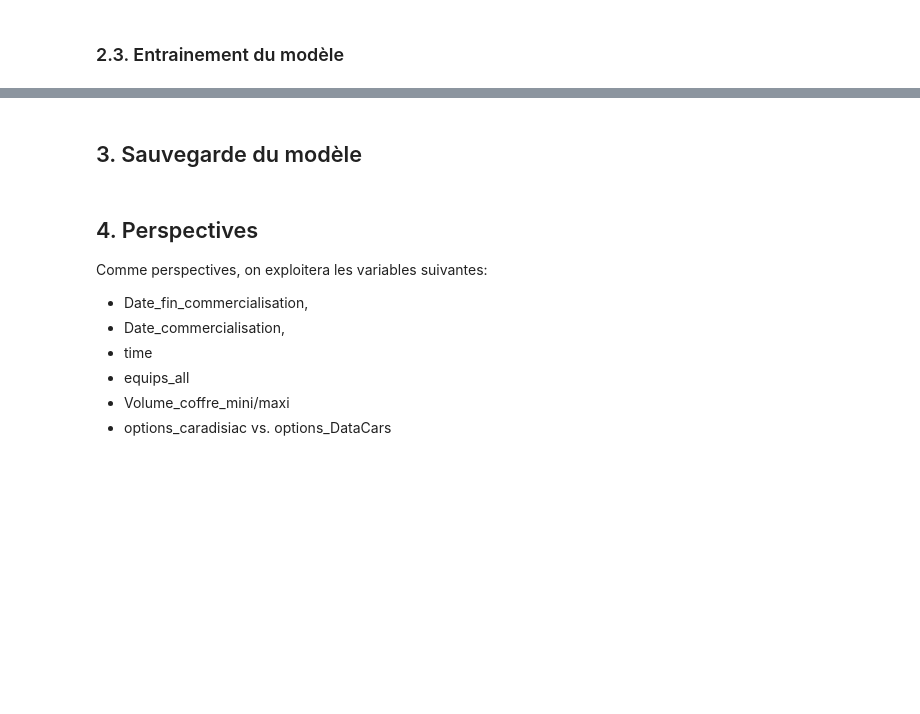
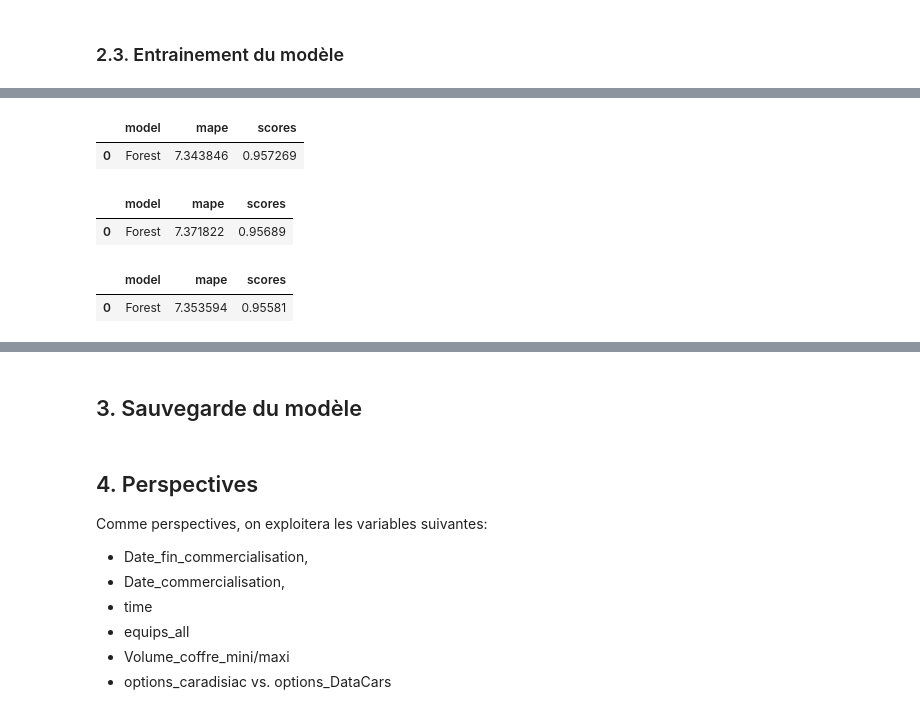
Before and after one commit to lyes1/projet_data_automobile, a Jupyter notebook: 4_FinalData_exploration_Modeling.ipynb, the cells around one changed output, grey strips where cells are left out. Cells and saved outputs as stored; diff of their text form; code cells hidden in the pictures; blank space fills up the shorter version.

```diff
--- a/4_FinalData_exploration_Modeling.ipynb
+++ b/4_FinalData_exploration_Modeling.ipynb
@@ -691,0 +667,18 @@ result_RF_couleur
+# %%
+result_RF_couleur = pd.DataFrame(data=list(zip(models_names, mape, scores)), columns=['model', 'mape', 'scores'])
+result_RF_couleur
+# %% [output]
+|  | model | mape | scores |
+| 0 | Forest | 7.343846 | 0.957269 |
+# %%
+result_RF_couleur = pd.DataFrame(data=list(zip(models_names, mape, scores)), columns=['model', 'mape', 'scores'])
+result_RF_couleur
+# %% [output]
+|  | model | mape | scores |
+| 0 | Forest | 7.371822 | 0.95689 |
+# %%
+result_RF_couleur = pd.DataFrame(data=list(zip(models_names, mape, scores)), columns=['model', 'mape', 'scores'])
+result_RF_couleur
+# %% [output]
+|  | model | mape | scores |
+| 0 | Forest | 7.353594 | 0.95581 |
```
Also changed, not shown: parts of 21 cells of this notebook, 1 other file.
